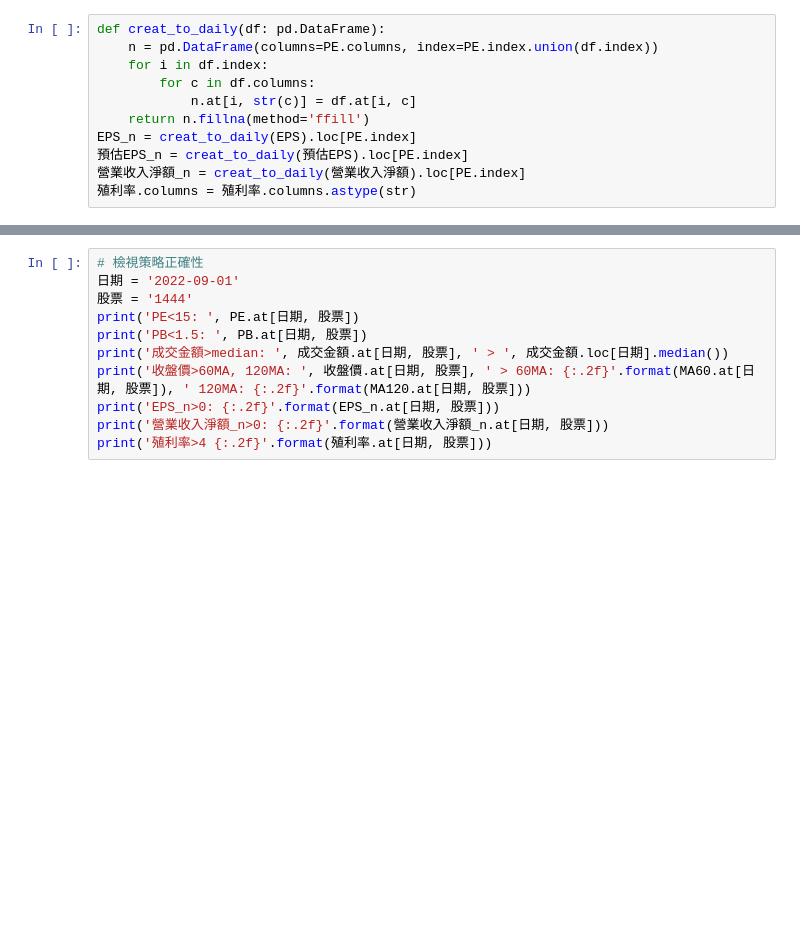
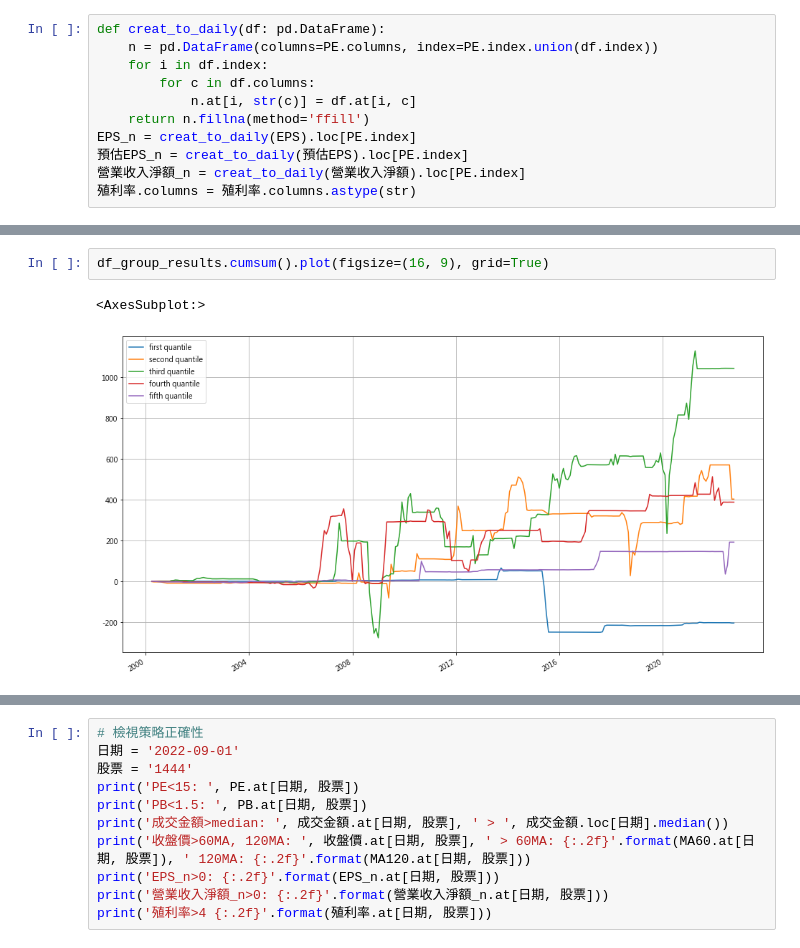
Before and after one commit to Chastely00/Chast, a Jupyter notebook: 股利回測.ipynb, the cells around one changed output, grey strips where cells are left out. Saved outputs shown, nothing was run; the diff lists cells and outputs as text; blank space fills up the shorter version.

```diff
--- a/股利回測.ipynb
+++ b/股利回測.ipynb
@@ -167,0 +230,5 @@ EPS_n = creat_to_daily(EPS).loc[PE.index]
+# %%
+df_group_results.cumsum().plot(figsize=(16, 9), grid=True)
+# %% [output]
+<AxesSubplot:>
+[figure, added]
```
Also changed, not shown: parts of 22 cells of this notebook, 3 other files.
